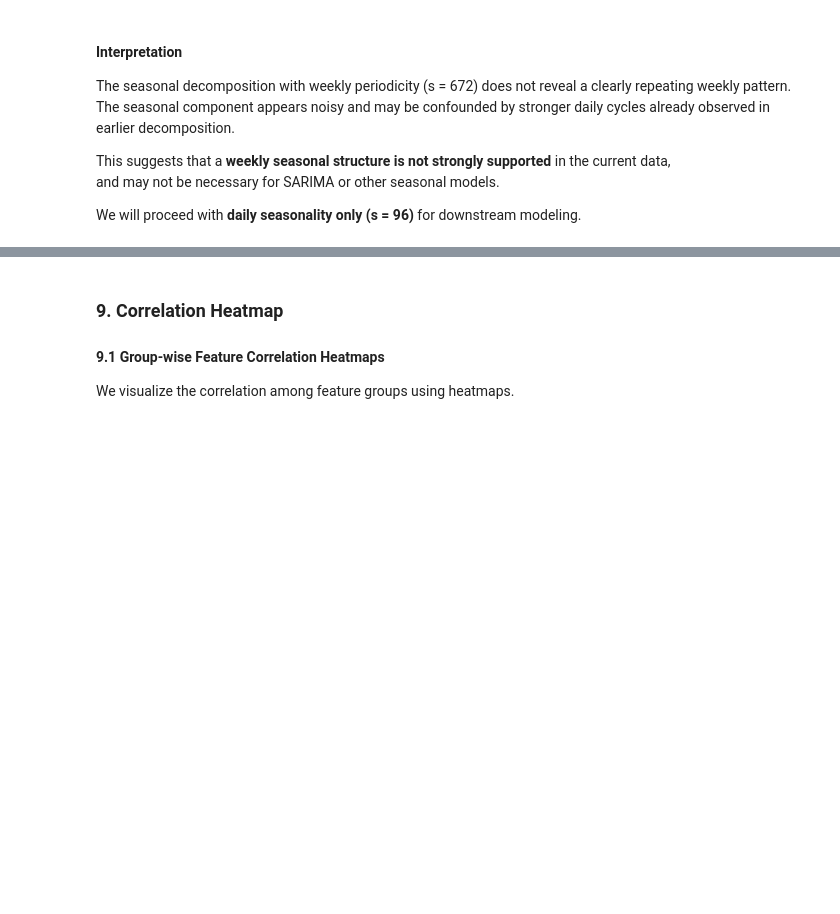
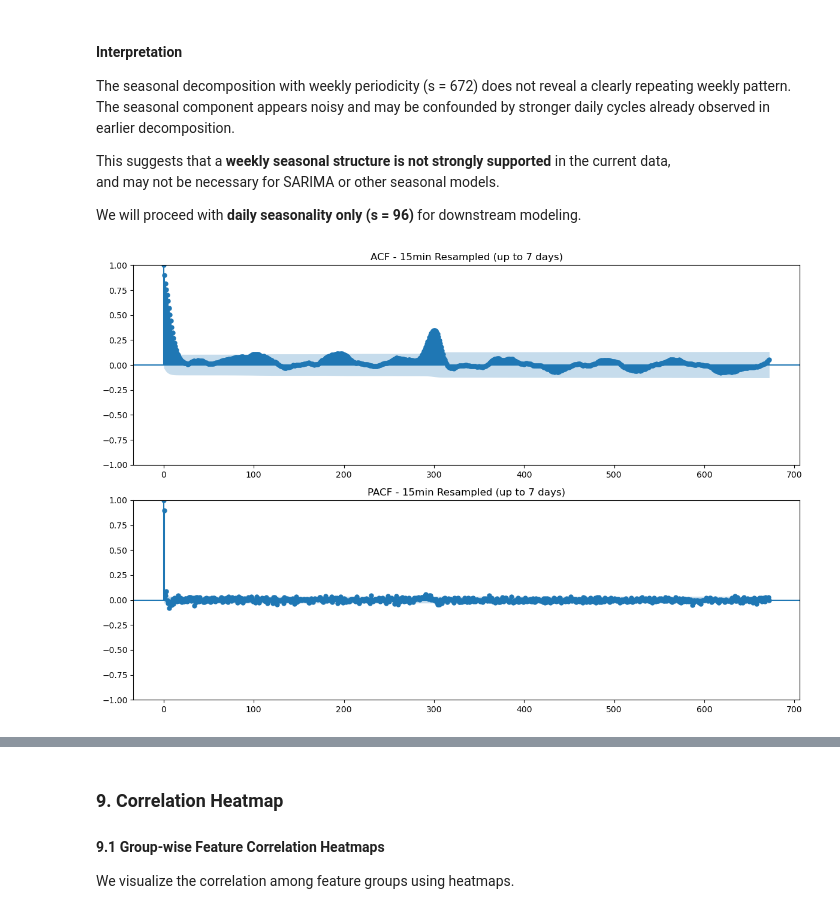
Before and after one commit to UBC-MDS/Capstone_SatCast_Trilemma, a Jupyter notebook: analysis/data_spec.ipynb, the cells around one changed output, grey strips where cells are left out. Drawn from its saved outputs; the diff is of its cells as text; code cells hidden in the pictures; blank space fills up the shorter version.

Commit message:
Added acf/pacf plots after resmapling

```diff
--- a/analysis/data_spec.ipynb
+++ b/analysis/data_spec.ipynb
@@ -871,3 +871,12 @@ This suggests that a **weekly seasonal structure is not strongly supported** in
 and may not be necessary for SARIMA or other seasonal models.
 
 We will proceed with **daily seasonality only (s = 96)** for downstream modeling.
+# %%
+# Plot ACF & PACF for up to 672 lags (7 days)
+fig, ax = plt.subplots(2, 1, figsize=(12, 8))
+plot_acf(df_15min, lags=672, ax=ax[0], title="ACF - 15min Resampled (up to 7 days)")
+plot_pacf(df_15min, lags=672, ax=ax[1], title="PACF - 15min Resampled (up to 7 days)")
+plt.tight_layout()
+plt.show()
+# %% [output]
+[figure, added]
```
Also changed, not shown: parts of 4 cells of this notebook.
